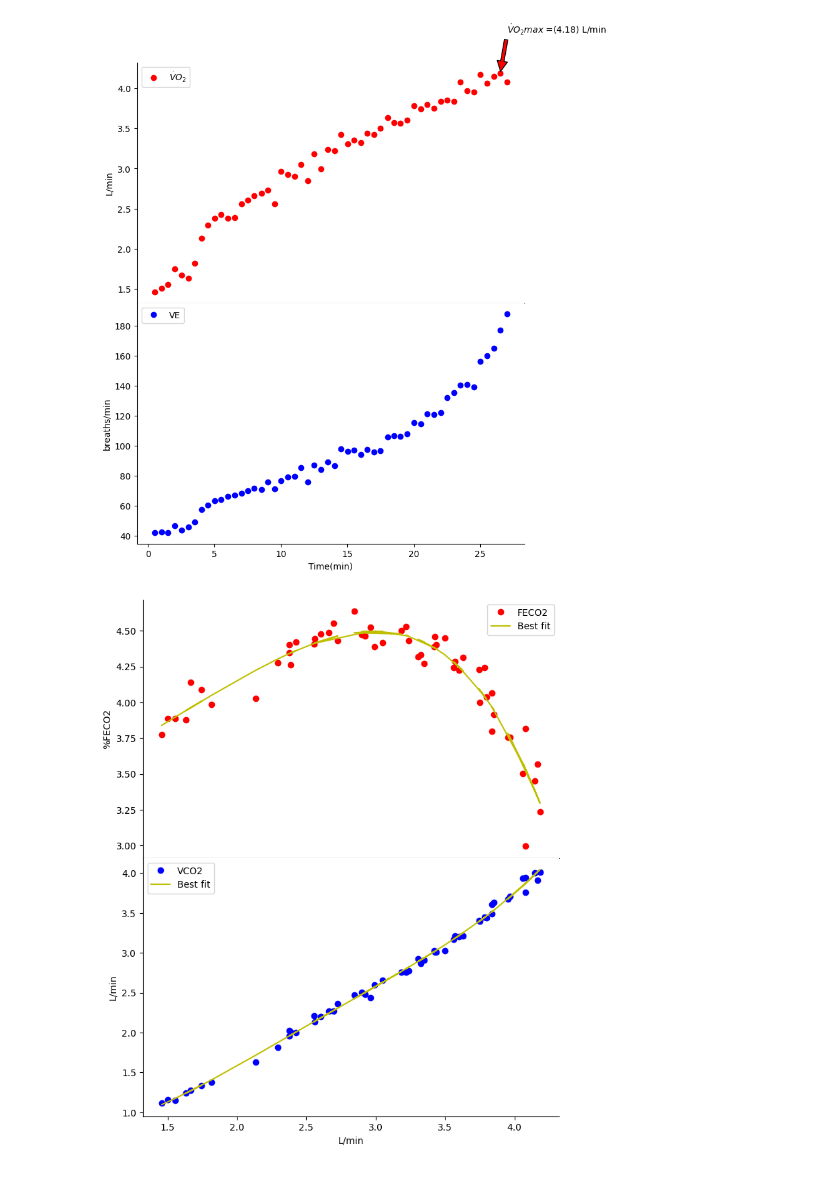
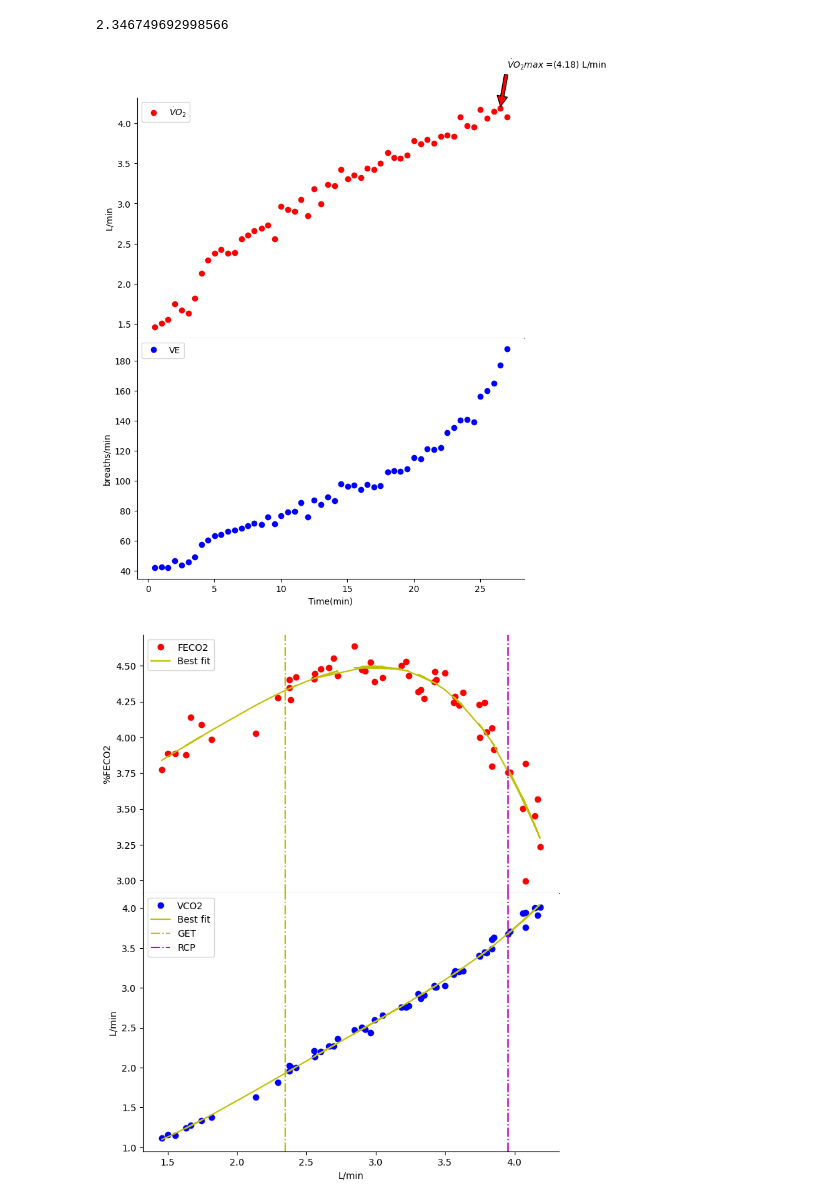
Before and after one commit to kim-soheee/KNES381, a Jupyter notebook: kim-soheee-python-assignment.ipynb, the cells around one changed output. Drawn from its saved outputs; the diff is of its cells as text; code cells hidden in the pictures.

Commit message:
Final submission version; completed GET and RCP calculations and plotting;

```diff
--- a/kim-soheee-python-assignment.ipynb
+++ b/kim-soheee-python-assignment.ipynb
@@ -1,5 +1,5 @@
 # %%
-### Now all together in one code block that could run independently...
+##VO2MAX Python Kaggle Assignment
 
 import numpy as np # linear algebra
 import pandas as pd # data processing, CSV file I/O (e.g. pd.read_csv)
@@ -60,33 +60,68 @@ fig2.subplots_adjust(hspace=0) #line separating 2 plots in subplot fig2
 # First plot of second figure
 # Line of best fit for FECO2 vs VO2
 polycoef1 = np.polyfit(VO2, FECO2, 4) #quartic polynomial
-FECO2_fit = np.polyval(polycoef1, VO2)
+FECO2_fit = np.polyval(polycoef1, VO2) #makes polynomial function from coefficients
 
 ax2[0].plot(VO2, FECO2, 'o', label=('FECO2'), c='r')
 ax2[0].plot(VO2, FECO2_fit, '-', label='Best fit', c='y') #line of best fit
+
 ax2[0].spines[['top', 'right']].set_visible(False)
 ax2[0].set(ylabel=('%FECO2'))
 ax2[0].set(xlabel=('L/min'))
 ax2[0].legend()
 
 #Second plot of second figure
 # Line of best fit for VCO2 vs VO2
 polycoef2 = np.polyfit(VO2, VCO2, 4) #quartic polynomial
 VCO2_fit = np.polyval(polycoef2, VO2)
 
+#derivatives for inflection points (curve slope changes to determin GET and RCP)
+d1_coef_VCO2 = np.polyder(polycoef2) #first derivative
+d2_coef_VCO2 = np.polyder(d1_coef_VCO2) #second derivative (derivative of derived)
+
+d1_VCO2 = np.polyval(d1_coef_VCO2, VO2) #make polynomial
+d2_VCO2 = np.polyval(d2_coef_VCO2, VO2) #make polynomial
+
+GET_candidates = np.roots(d2_coef_VCO2) #roots give inflection points
+GET_candidates = GET_candidates[GET_candidates > 0]
+min_root_idx = np.argmin(GET_candidates) #get indices of inflection points
+GET = GET_candidates[min_root_idx]
+print(GET)
+
+GET_idx = np.where(VO2 >= GET)[0][0] #get first index of where VO2 is > GET
+VO2_restricted = VO2[GET_idx:] #VO2 when greater than GET
+d1_VCO2_restricted = np.polyval(d1_coef_VCO2, VO2_restricted)
+d2_VCO2_restricted = np.polyval(d2_coef_VCO2, VO2_restricted)
+
+# curvature function ; defines curvature of the curve
+VCO2_curvature = np.abs(d2_VCO2_restricted)/((1 + np.square(d1_VCO2_restricted)) ** (3/2))
+
+max_curvature_idx = np.argmax(VCO2_curvature) #give index of max curve
+
+RCP = VO2[GET_idx + max_curvature_idx] #RCP is at VO2 that is max curved + offset from GET
+                                        ##This method isn't the strongest but if averaged over many for inflection points, will likely convey better results ...
+
 ax2[1].plot(VO2, VCO2, 'o', label=('VCO2'), c='b')
 ax2[1].plot(VO2, VCO2_fit, '-', label='Best fit', c='y') #line of best fit
+
+ax2[0].axvline(x=GET, linestyle='-.', label='GET', c='y') #GET for FECO2 plot
+ax2[0].axvline(x=RCP, linestyle='-.', label='RCP', c='m') #RCP for FECO2 plot
+
+ax2[1].axvline(x=GET, linestyle='-.', label='GET', c='y') #GET for VCO2 plot
+ax2[1].axvline(x=RCP, linestyle='-.', label='RCP', c='m') #RCP for VCO2 plot
+
 ax2[1].spines[['top', 'right']].set_visible(False)
 ax2[1].set(ylabel=('L/min'))
 ax2[1].set(xlabel=('L/min'))
 ax2[1].legend()
 
-# save the figure before we show it... or it will be blank
+# save the figure before we show it
 fig1.savefig("VO2-VE-Time.png", dpi=300, bbox_inches = "tight")
 fig1.show()
 
 fig2.savefig("FECO2-VCO2-VO2.png", dpi=300, bbox_inches = "tight")
 fig2.show()
 # %% [output]
+2.346749692998566
 [figure]
-[figure, old version]
+[figure, new version]
```
